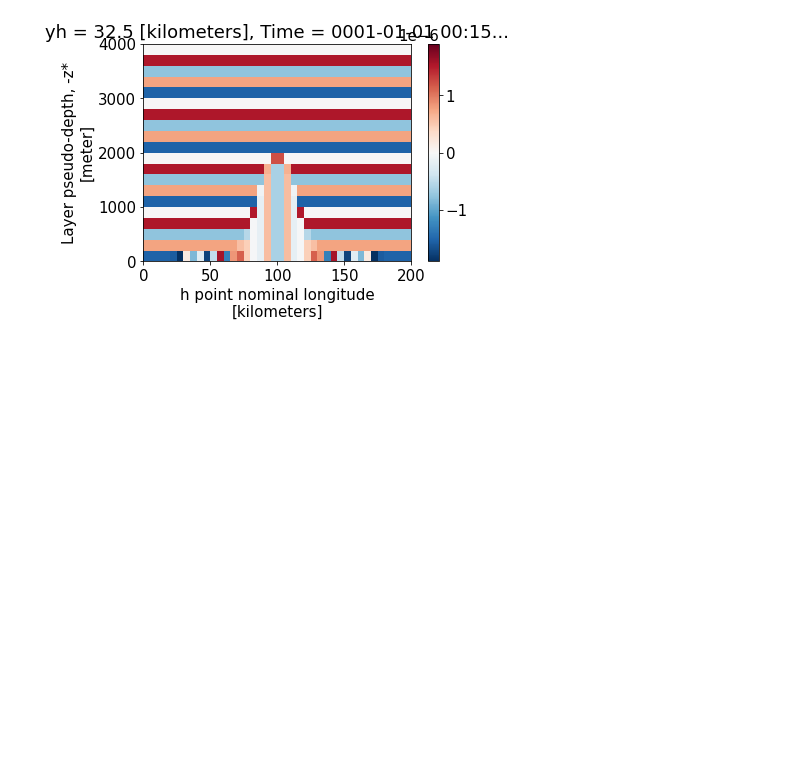
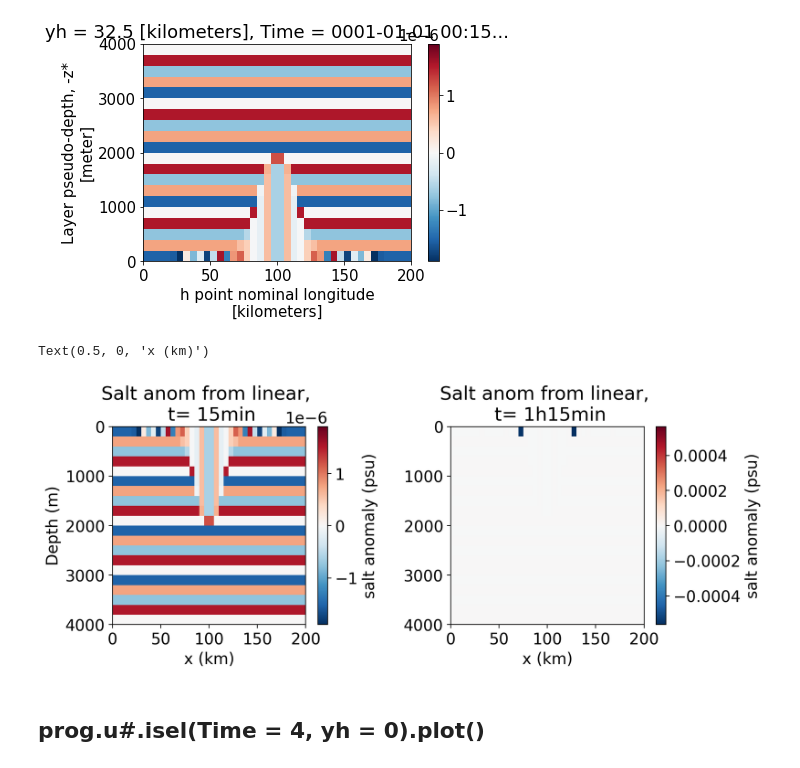
Before and after one commit to claireyung/MOM6-examples, a Jupyter notebook: ocean_only/ISOMIP/seamount-shelf/reset-integral-analysis.ipynb, the cells around one changed output. Drawn from its saved outputs; the diff is of its cells as text; code cells hidden in the pictures; blank space fills up the shorter version.

```diff
--- a/ocean_only/ISOMIP/seamount-shelf/reset-integral-analysis.ipynb
+++ b/ocean_only/ISOMIP/seamount-shelf/reset-integral-analysis.ipynb
@@ -290,3 +290,22 @@ ideal_salt = xr.zeros_like(prog.salt) + (prog.e.isel(zi = 0)-prog.h.cumsum('zl')
 # %% [output]
 <matplotlib.collections.QuadMesh at 0x...>
 [figure]
+# %%
+fig, axes = plt.subplots(ncols = 2, figsize = (10,3.5),dpi = 200)
+ideal_salt = xr.zeros_like(prog.salt) + (prog.e.isel(zi = 0)-prog.h.cumsum('zl')+prog.h/2)*(34.55-33.8)/(-4000) + 33.8
+(prog.salt-ideal_salt).isel(Time = 0,yh = 0).plot(ax = axes[0],yincrease = False, cbar_kwargs = {'label':'salt anomaly (psu)'})
+(prog.salt-ideal_salt).isel(Time = 4,yh = 0).plot(ax = axes[1],yincrease = False, cbar_kwargs = {'label':'salt anomaly (psu)'})
+
+fig.subplots_adjust(wspace = 0.4)
+
+axes[0].set_title('Salt anom from linear, \n t= 15min')
+axes[1].set_title('Salt anom from linear, \n t= 1h15min')
+axes[0].set_ylabel('Depth (m)')
+axes[1].set_ylabel('')
+axes[0].set_xlabel('x (km)')
+axes[1].set_xlabel('x (km)')
+# %% [output]
+Text(0.5, 0, 'x (km)')
+[figure, added]
+# %% [markdown]
+## prog.u#.isel(Time = 4, yh = 0).plot()
```
Also changed, not shown: 4 other files.
